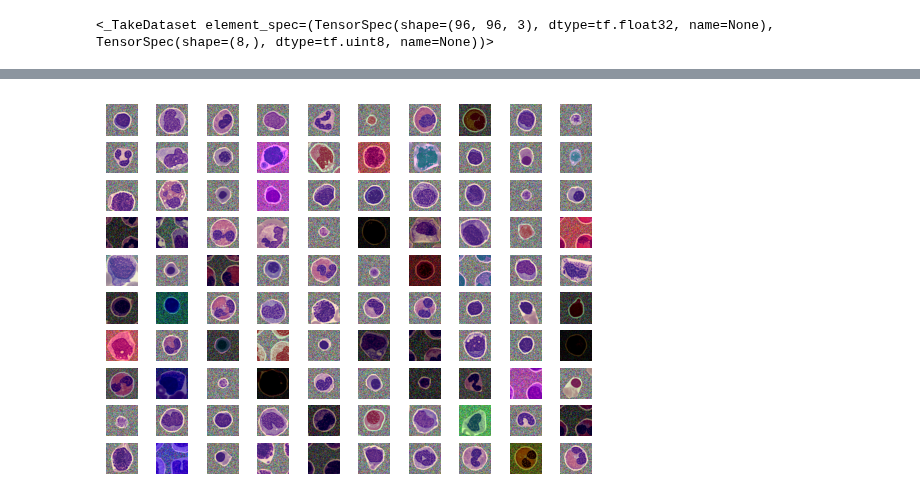
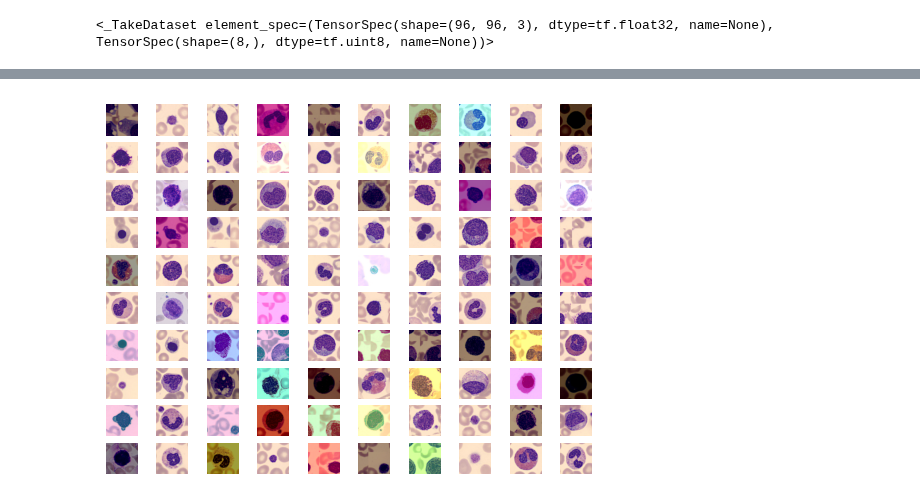
Before and after one commit to tomaz-suller/an2dl, a Jupyter notebook: homework-1/notebooks/1-tomaz-suller-pre-processing.ipynb, the cells around one changed output, grey strips where cells are left out. Saved outputs shown, nothing was run; the diff lists cells and outputs as text; code cells hidden in the pictures.

```diff
--- a/homework-1/notebooks/1-tomaz-suller-pre-processing.ipynb
+++ b/homework-1/notebooks/1-tomaz-suller-pre-processing.ipynb
@@ -210,11 +240,11 @@ len([sample for sample in augmented_train_dataset])
 # %%
 import matplotlib.pyplot as plt
 
 fig, axes = plt.subplots(nrows=10, ncols=10)
 axes = axes.reshape((-1))
 
 for ax, (image, _) in zip(axes, augmented_train_dataset.as_numpy_iterator()):
     ax.set_axis_off()
-    ax.imshow(image)
+    ax.imshow(image / 255)
 # %% [output]
-[figure, old version]
+[figure, new version]
```
Also changed, not shown: parts of 15 cells of this notebook.
